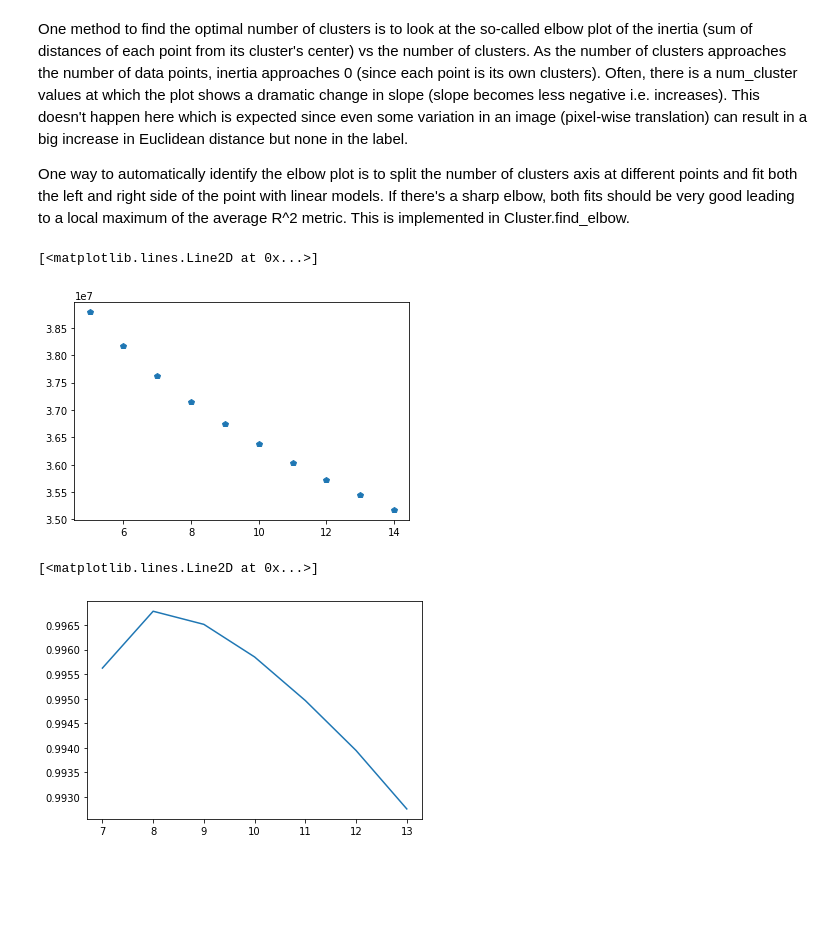
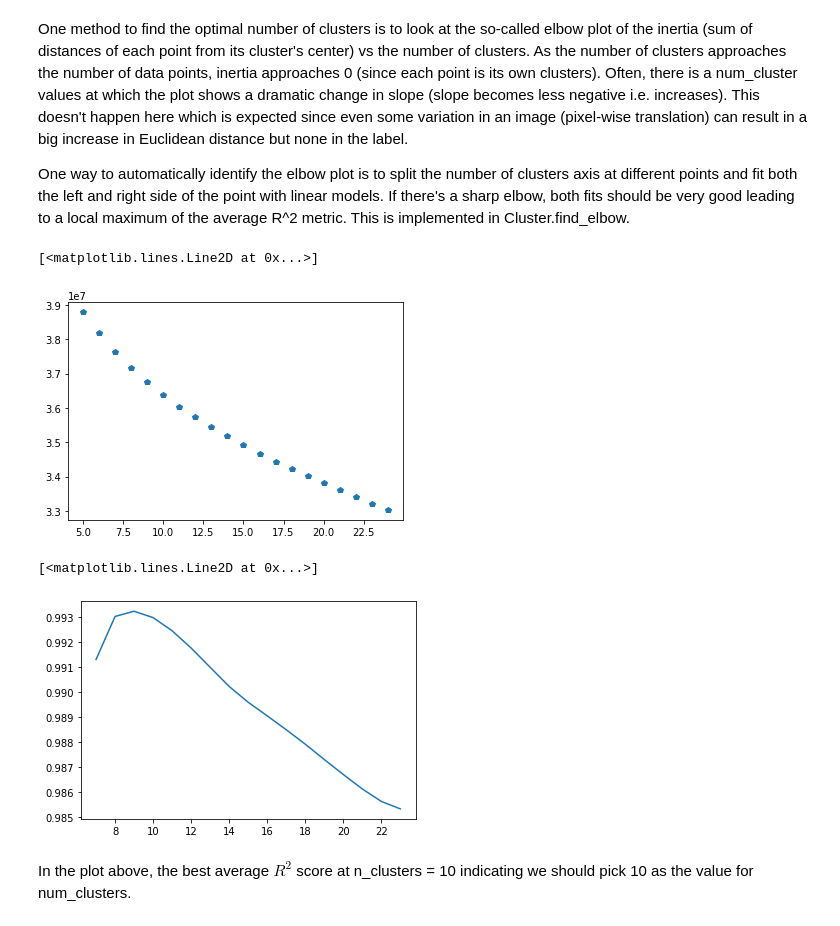
Before and after one commit to jhurlocker/pricingnbs, a Jupyter notebook: CPU - Clustering.ipynb, the cells around one changed output. Saved outputs shown, nothing was run; the diff lists cells and outputs as text; code cells hidden in the pictures; blank space fills up the shorter version.

```diff
--- a/CPU - Clustering.ipynb
+++ b/CPU - Clustering.ipynb
@@ -26,7 +26,8 @@ with open('/proc/cpuinfo') as f:
 print(f'Can use {N_PROC} threads')
 
 N_CLUSTER_LOW = 5
-N_CLUSTER_HIGH = 15
+N_CLUSTER_HIGH = 25
+N_INIT = 100 / (12 / N_PROC)
 # %% [output]
 Can use 12 threads
 # %% [markdown]
@@ -91,7 +92,7 @@ class Cluster:
 
         self.inertia_dict, self.models_dict = {}, {}
         for ncl in range(self.n_clusters_low, self.n_clusters_high, self.n_clusters_stepsize):
-            kmeans = KMeans(n_clusters=ncl)
+            kmeans = KMeans(n_clusters=ncl, n_init=N_INIT)
             kmeans.fit(self.data_normalized)
 
             self.inertia_dict[ncl] = kmeans.inertia_
@@ -106,7 +107,7 @@ class Cluster:
         proc_list = []
         counter = 0
         def run(data, ncl):
-            kmeans = KMeans(n_clusters=ncl)
+            kmeans = KMeans(n_clusters=ncl, n_init=N_INIT)
             kmeans.fit(data)
 
             inertia_shared_dict[ncl] = kmeans.inertia_
@@ -234,11 +230,13 @@ One way to automatically identify the elbow plot is to split the number of clust
 plt.plot(cl.inertia_dict.keys(), cl.inertia_dict.values(), 'p')
 # %% [output]
 [<matplotlib.lines.Line2D at 0x...>]
-[figure, old version]
+[figure, new version]
 # %%
 threshold_cuts, score_means = cl.find_elbow()
 # %%
-plt.plot(keys[threshold_cuts], score_means)
+plt.plot(threshold_cuts, score_means)
 # %% [output]
 [<matplotlib.lines.Line2D at 0x...>]
-[figure, old version]
+[figure, new version]
+# %% [markdown]
+In the plot above, the best average $R^2$ score at n_clusters = 10 indicating we should pick 10 as the value for num_clusters.
```
Also changed, not shown: parts of 4 cells of this notebook.
